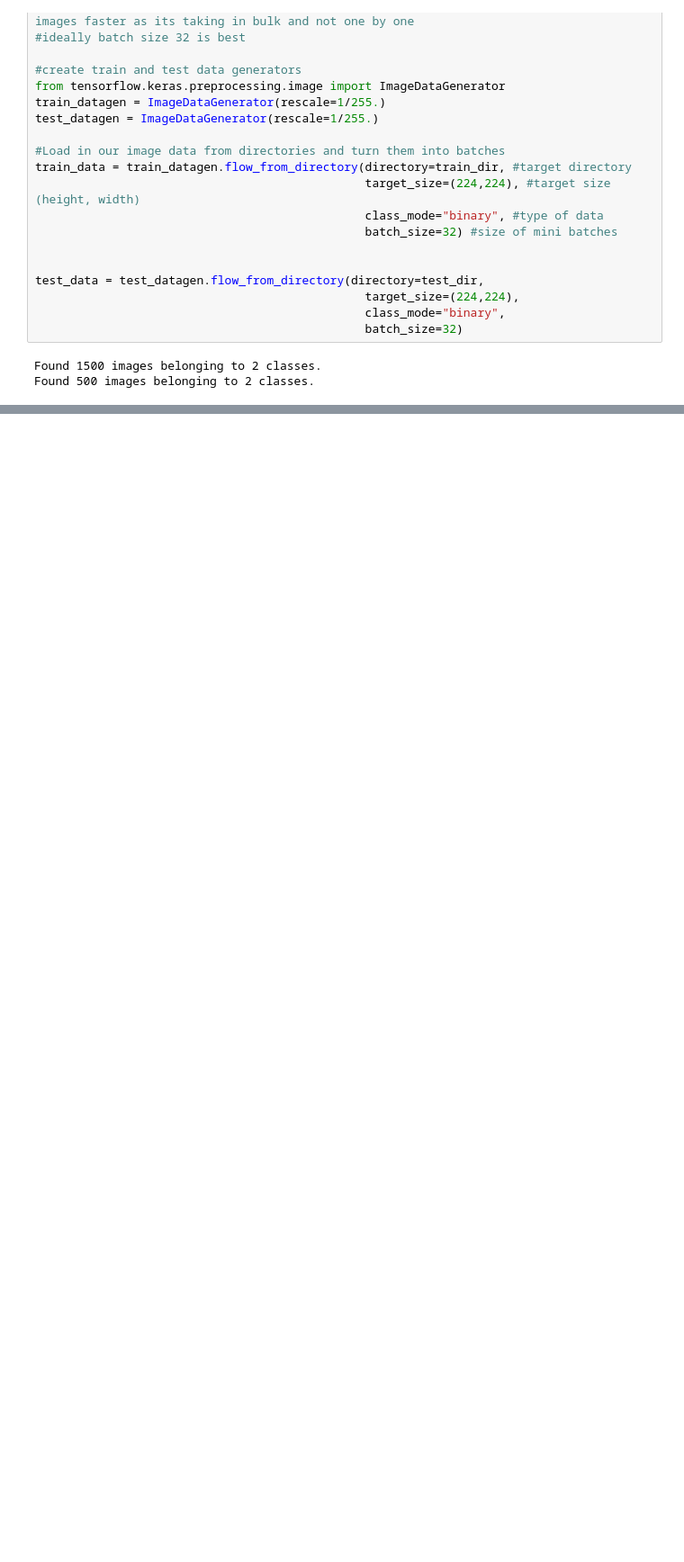
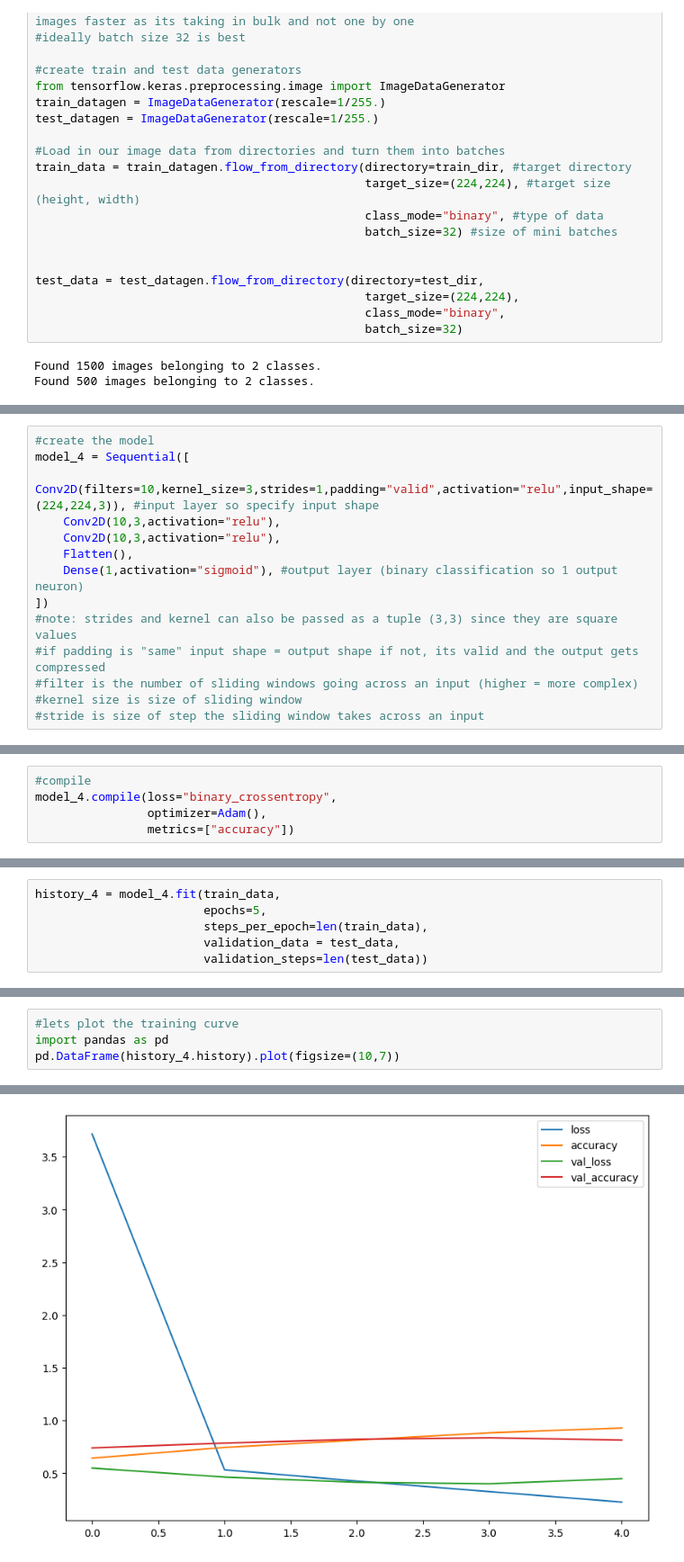
Before and after one commit to Aadi1659/TensorFlow, a Jupyter notebook: 03_introduction_to_computer_vision_and_networks.ipynb, the cells around one changed output, grey strips where cells are left out. Shown at 90% size. Drawn from its saved outputs; the diff is of its cells as text; blank space fills up the shorter version.

Commit message:
Added upto Data Augmentation

```diff
--- a/03_introduction_to_computer_vision_and_networks.ipynb
+++ b/03_introduction_to_computer_vision_and_networks.ipynb
@@ -405,0 +472,14 @@ Found 500 images belonging to 2 classes.
+# %%
+#create the model
+model_4 = Sequential([
+    Conv2D(filters=10,kernel_size=3,strides=1,padding="valid",activation="relu",input_shape=(224,224,3)), #input layer so specify input shape
+    Conv2D(10,3,activation="relu"),
+    Conv2D(10,3,activation="relu"),
+    Flatten(),
+    Dense(1,activation="sigmoid"), #output layer (binary classification so 1 output neuron)
+])
+#note: strides and kernel can also be passed as a tuple (3,3) since they are square values
+#if padding is "same" input shape = output shape if not, its valid and the output gets compressed
+#filter is the number of sliding windows going across an input (higher = more complex)
+#kernel size is size of sliding window
+#stride is size of step the sliding window takes across an input
@@ -405,0 +488,5 @@ Found 500 images belonging to 2 classes.
+# %%
+#compile
+model_4.compile(loss="binary_crossentropy",
+                optimizer=Adam(),
+                metrics=["accuracy"])
@@ -405,0 +523,6 @@ Found 500 images belonging to 2 classes.
+# %%
+history_4 = model_4.fit(train_data,
+                        epochs=5,
+                        steps_per_epoch=len(train_data),
+                        validation_data = test_data,
+                        validation_steps=len(test_data))
@@ -405,0 +545,5 @@ Found 500 images belonging to 2 classes.
+# %%
+#lets plot the training curve
+import pandas as pd
+pd.DataFrame(history_4.history).plot(figsize=(10,7))
+# %% [output]
@@ -405,0 +551 @@ Found 500 images belonging to 2 classes.
+[figure, added]
```
Also changed, not shown: parts of 39 cells of this notebook.
